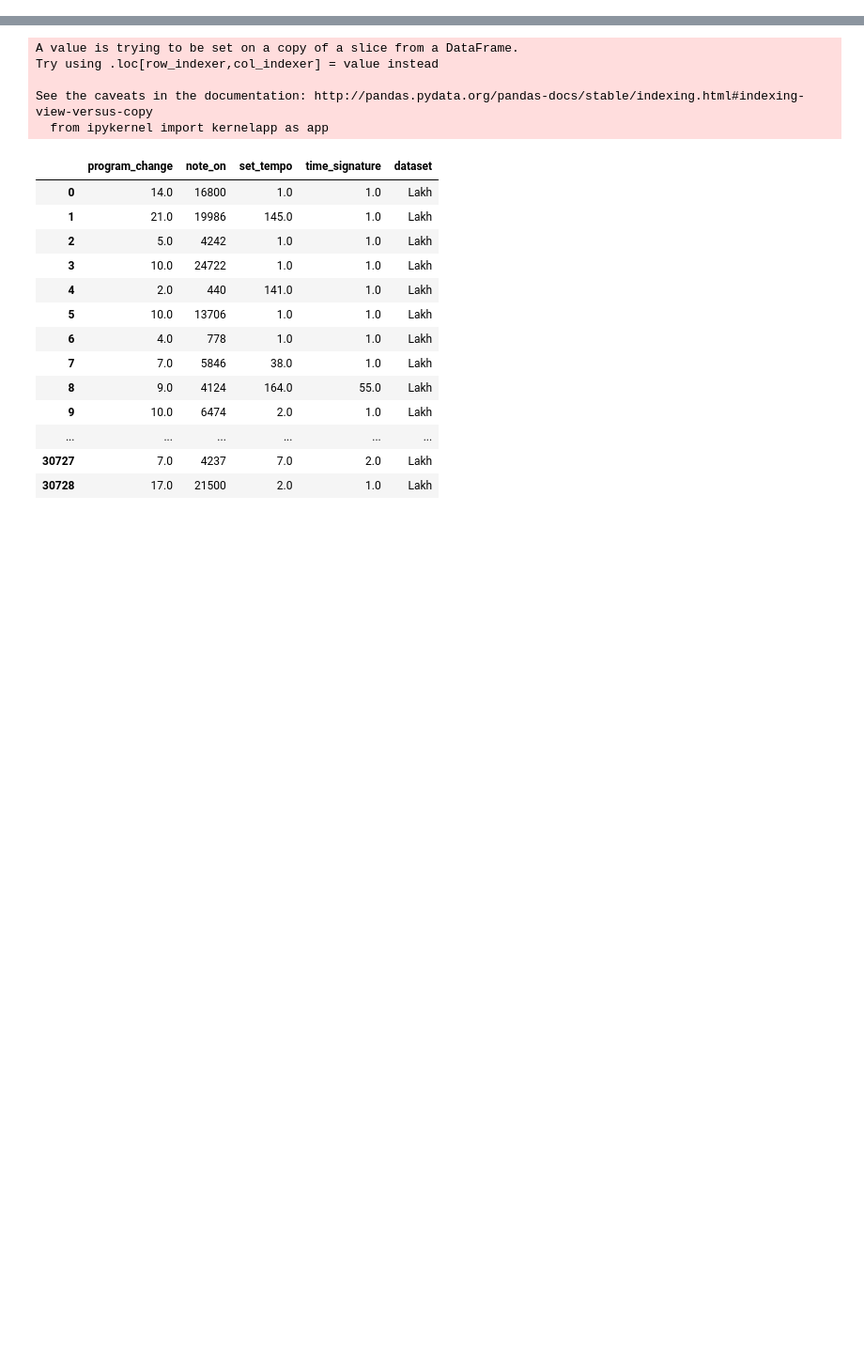
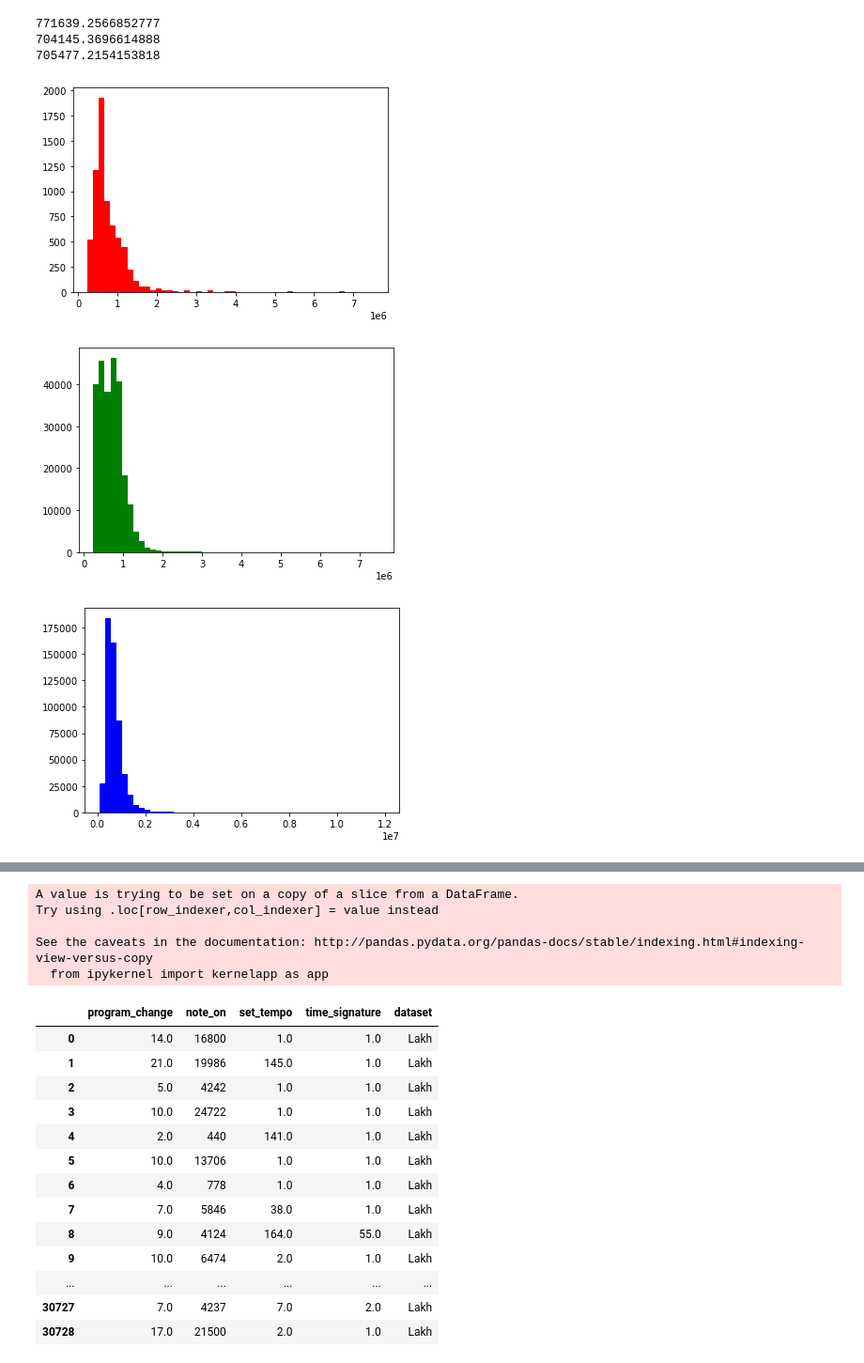
Before and after one commit to midi-ld/midistats, a Jupyter notebook: TISMIR MIDI statistics.ipynb, the cells around one changed output, grey strips where cells are left out. Shown: that part at 94% size. Drawn from its saved outputs; the diff is of its cells as text; code cells hidden in the pictures; blank space fills up the shorter version.

```diff
--- a/TISMIR MIDI statistics.ipynb
+++ b/TISMIR MIDI statistics.ipynb
@@ -26,0 +89,77 @@ d
+# %%
+import numpy as np
+
+# Tempo
+
+tempo_slac = {}
+tempo_musedata = {}
+tempo_lakh = {}
+
+for key, value in slac.items():
+    if 'tempo' in key.lower():
+        tempo_slac[key.split('_')[-1]] = value
+
+tempo_slac = dict(sorted(tempo_slac.items()))
+
+tempo_slac_lst = []
+for key, value in tempo_slac.items():
+    tempo_slac_lst.extend([int(key)] * int(value))
+
+# print(tempo_slac_lst)
+
+for key, value in musedata.items():
+    if 'tempo' in key.lower():
+        tempo_musedata[key.split('_')[-1]] = value
+
+tempo_musedata = dict(sorted(tempo_musedata.items()))
+
+tempo_musedata_lst = []
+for key, value in tempo_musedata.items():
+    tempo_musedata_lst.extend([int(key)] * int(value))
+
+
+for key, value in lakh.items():
+    if 'tempo' in key.lower():
+        tempo_lakh[key.split('_')[-1]] = value
+
+tempo_lakh = dict(sorted(tempo_lakh.items()))
+
+tempo_lakh_lst = []
+for key, value in tempo_lakh.items():
+    tempo_lakh_lst.extend([int(key)] * int(value))
+
+
+print(sum(tempo_slac_lst)/len(tempo_slac_lst))
+print(sum(tempo_musedata_lst)/len(tempo_musedata_lst))
+print(sum(tempo_lakh_lst)/len(tempo_lakh_lst))
+
+
+# plt.figure(figsize=(20,10))
+# plt.yscale('log')
+# plt.locator_params(axis='x', nbins=20)
+# plt.bar(tempo_slac.keys(), tempo_slac.values(), color='r')
+# n = len(tempo_slac_lst)
+# plt.xticks(np.arange(3), (str(tempo_slac_lst[0]), str(tempo_slac_lst[1//2*n]), str(tempo_slac_lst[n-1])))
+# plt.xticks(np.arange(min(tempo_slac_lst), max(tempo_slac_lst)))
+plt.hist(tempo_slac_lst, bins=50, color='r')
+plt.show()
+
+
+# plt.figure(figsize=(20,10))
+# plt.locator_params(axis='x', nbins=20)
+# plt.bar(tempo_musedata.keys(), tempo_musedata.values(), color='g')
+plt.hist(tempo_musedata_lst, bins=50, color='g')
+plt.show()
+
+# plt.figure(figsize=(20,10))
+# plt.locator_params(axis='x', nbins=20)
+# plt.bar(tempo_lakh.keys(), tempo_lakh.values(), color='b')
+plt.hist(tempo_lakh_lst, bins=50, color='b')
+plt.show()
+# %% [output]
+771639.2566852777
+704145.3696614888
+705477.2154153818
+[figure, added]
+[figure, added]
+[figure, added]
```
Also changed, not shown: parts of 5 cells of this notebook, 3 other files.
